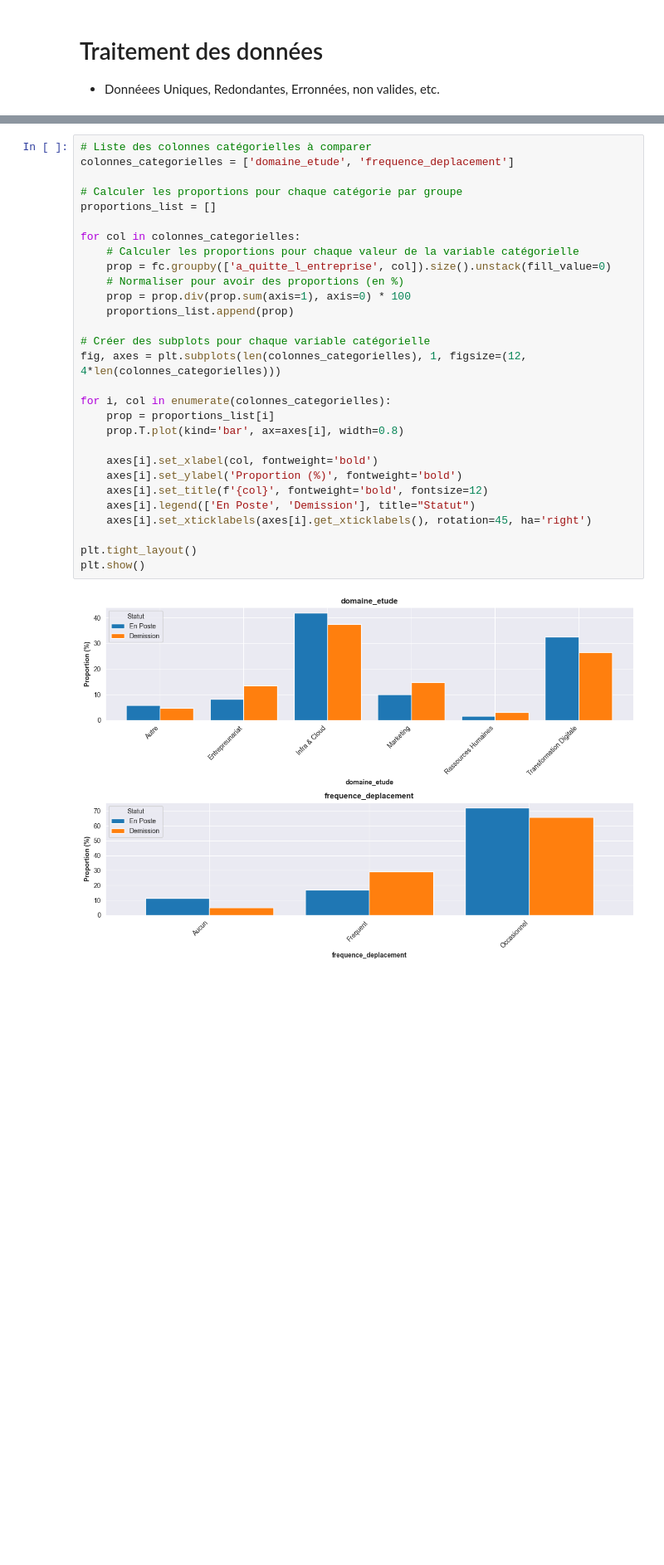
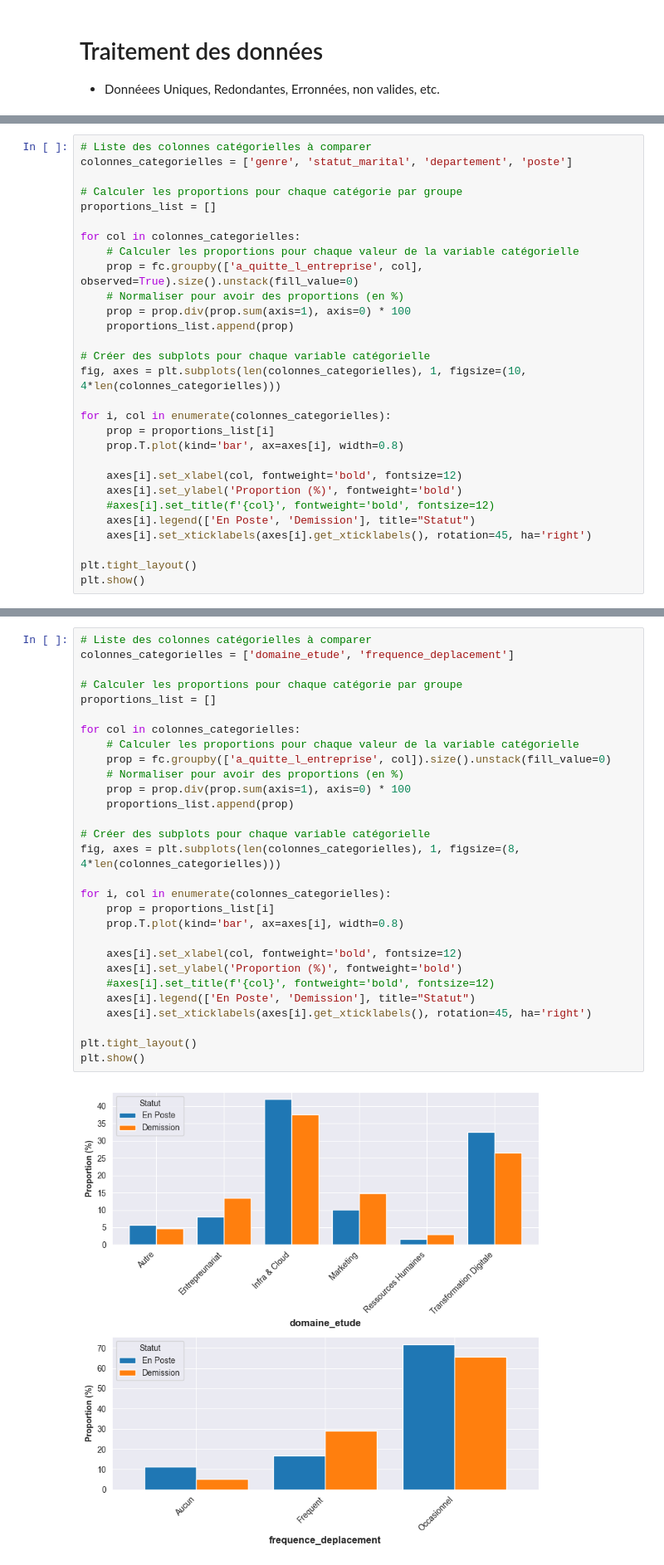
Before and after one commit to ticoraph/HRAnalytics, a Jupyter notebook: 1_Analyse_Exploratoire.ipynb, the cells around one changed output, grey strips where cells are left out. Shown at 83% size. Drawn from its saved outputs; the diff is of its cells as text; blank space fills up the shorter version.

```diff
--- a/1_Analyse_Exploratoire.ipynb
+++ b/1_Analyse_Exploratoire.ipynb
@@ -296,0 +154,29 @@ fc.drop(['tranche_experience_totale', 'a_quitte_l_entreprise_num'], axis=1, inpl
+# %%
+# Liste des colonnes catégorielles à comparer
+colonnes_categorielles = ['genre', 'statut_marital', 'departement', 'poste']
+
+# Calculer les proportions pour chaque catégorie par groupe
+proportions_list = []
+
+for col in colonnes_categorielles:
+    # Calculer les proportions pour chaque valeur de la variable catégorielle
+    prop = fc.groupby(['a_quitte_l_entreprise', col], observed=True).size().unstack(fill_value=0)
+    # Normaliser pour avoir des proportions (en %)
+    prop = prop.div(prop.sum(axis=1), axis=0) * 100
+    proportions_list.append(prop)
+
+# Créer des subplots pour chaque variable catégorielle
+fig, axes = plt.subplots(len(colonnes_categorielles), 1, figsize=(10, 4*len(colonnes_categorielles)))
+
+for i, col in enumerate(colonnes_categorielles):
+    prop = proportions_list[i]
+    prop.T.plot(kind='bar', ax=axes[i], width=0.8)
+
+    axes[i].set_xlabel(col, fontweight='bold', fontsize=12)
+    axes[i].set_ylabel('Proportion (%)', fontweight='bold')
+    #axes[i].set_title(f'{col}', fontweight='bold', fontsize=12)
+    axes[i].legend(['En Poste', 'Demission'], title="Statut")
+    axes[i].set_xticklabels(axes[i].get_xticklabels(), rotation=45, ha='right')
+
+plt.tight_layout()
+plt.show()
@@ -323,32 +244,32 @@ plt.show()
 # %%
 # Liste des colonnes catégorielles à comparer
 colonnes_categorielles = ['domaine_etude', 'frequence_deplacement']
 
 # Calculer les proportions pour chaque catégorie par groupe
 proportions_list = []
 
 for col in colonnes_categorielles:
     # Calculer les proportions pour chaque valeur de la variable catégorielle
     prop = fc.groupby(['a_quitte_l_entreprise', col]).size().unstack(fill_value=0)
     # Normaliser pour avoir des proportions (en %)
     prop = prop.div(prop.sum(axis=1), axis=0) * 100
     proportions_list.append(prop)
 
 # Créer des subplots pour chaque variable catégorielle
-fig, axes = plt.subplots(len(colonnes_categorielles), 1, figsize=(12, 4*len(colonnes_categorielles)))
+fig, axes = plt.subplots(len(colonnes_categorielles), 1, figsize=(8, 4*len(colonnes_categorielles)))
 
 for i, col in enumerate(colonnes_categorielles):
     prop = proportions_list[i]
     prop.T.plot(kind='bar', ax=axes[i], width=0.8)
 
-    axes[i].set_xlabel(col, fontweight='bold')
+    axes[i].set_xlabel(col, fontweight='bold', fontsize=12)
     axes[i].set_ylabel('Proportion (%)', fontweight='bold')
-    axes[i].set_title(f'{col}', fontweight='bold', fontsize=12)
+    #axes[i].set_title(f'{col}', fontweight='bold', fontsize=12)
     axes[i].legend(['En Poste', 'Demission'], title="Statut")
     axes[i].set_xticklabels(axes[i].get_xticklabels(), rotation=45, ha='right')
 
 plt.tight_layout()
 plt.show()
 # %% [output]
-[figure, old version]
+[figure, new version]
 # %% [markdown]
```
Also changed, not shown: parts of 38 cells of this notebook, 8 other files.
